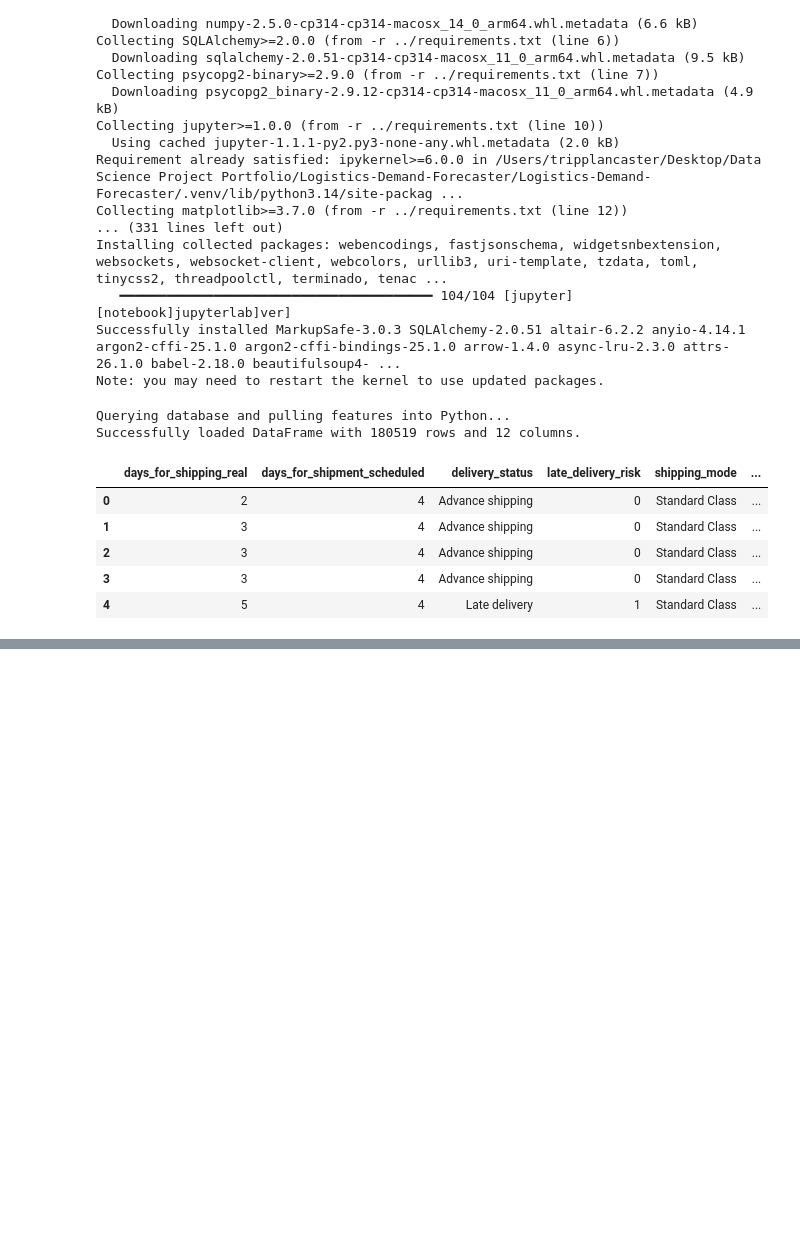
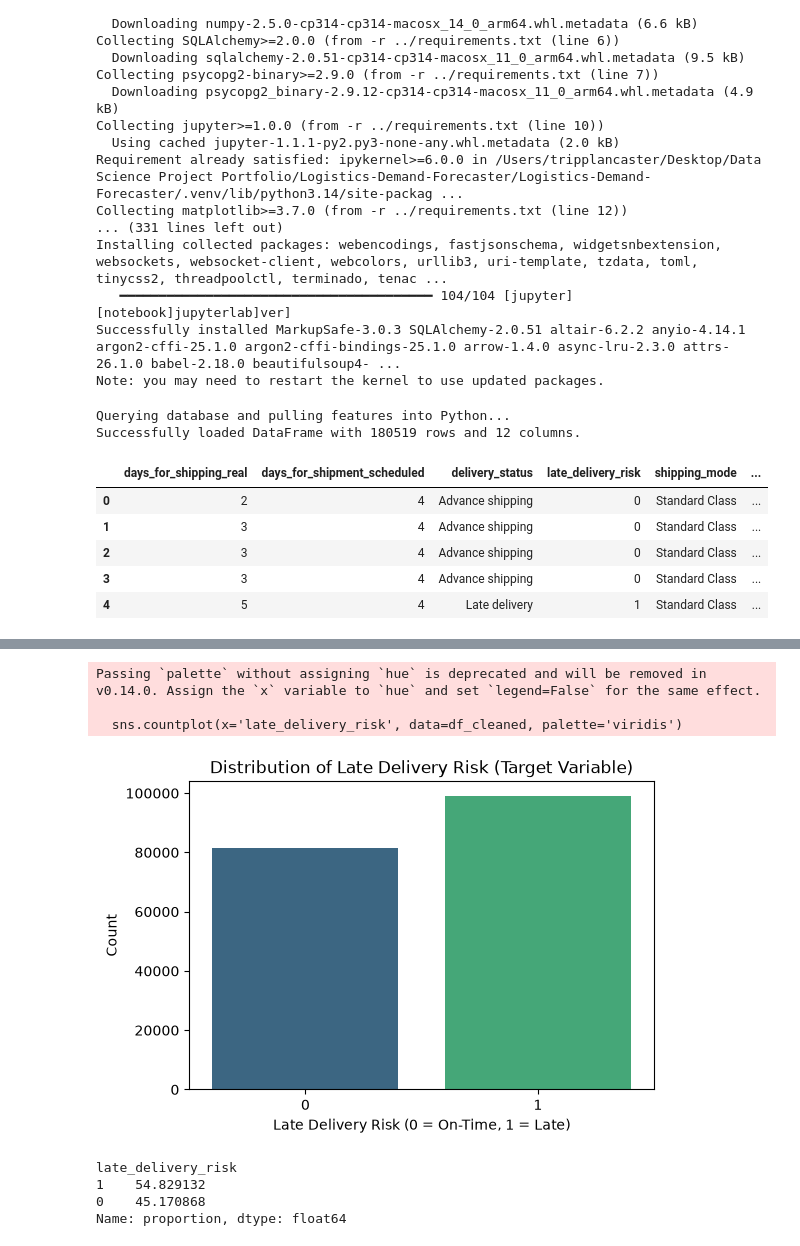
Before and after one commit to TrippLanc/Logistics-Demand-Forecaster, a Jupyter notebook: notebooks/eda_modeling.ipynb, the cells around one changed output, grey strips where cells are left out. Saved outputs shown, nothing was run; the diff lists cells and outputs as text; code cells hidden in the pictures; blank space fills up the shorter version.

```diff
--- a/notebooks/eda_modeling.ipynb
+++ b/notebooks/eda_modeling.ipynb
@@ -76,0 +65,15 @@ for table in ['customers', 'categories', 'products', 'orders', 'order_items', 'f
+# %%
+df['order_date_dateorders'] = pd.to_datetime(df['order_date_dateorders'])
+
+df['order_year'] = df['order_date_dateorders'].dt.year
+df['order_month'] = df['order_date_dateorders'].dt.month
+df['order_day'] = df['order_date_dateorders'].dt.day
+df['order_hour'] = df['order_date_dateorders'].dt.hour
+df['order_day_of_week'] = df['order_date_dateorders'].dt.dayofweek
+
+df['expected_delivery_buffer'] = df['days_for_shipment_scheduled'] - df['days_for_shipping_real']
+
+df_cleaned = df.drop(columns=['order_date_dateorders'])
+
+print("Feature Engineering complete. Dimensions:", df_cleaned.shape)
+df_cleaned.head()
@@ -76,0 +88,18 @@ for table in ['customers', 'categories', 'products', 'orders', 'order_items', 'f
+# %%
+plt.figure(figsize=(6, 4))
+sns.countplot(x='late_delivery_risk', data=df_cleaned, palette='viridis')
+plt.title('Distribution of Late Delivery Risk (Target Variable)')
+plt.xlabel('Late Delivery Risk (0 = On-Time, 1 = Late)')
+plt.ylabel('Count')
+plt.show()
+
+print(df_cleaned['late_delivery_risk'].value_counts(normalize=True) * 100)
+# %% [output]
+Passing `palette` without assigning `hue` is deprecated and will be removed in v0.14.0. Assign the `x` variable to `hue` and set `legend=False` for the same effect.
+
+  sns.countplot(x='late_delivery_risk', data=df_cleaned, palette='viridis')
+[figure, added]
+late_delivery_risk
+1    54.829132
+0    45.170868
+Name: proportion, dtype: float64
```
Also changed, not shown: parts of 8 cells of this notebook, 1 other file.
